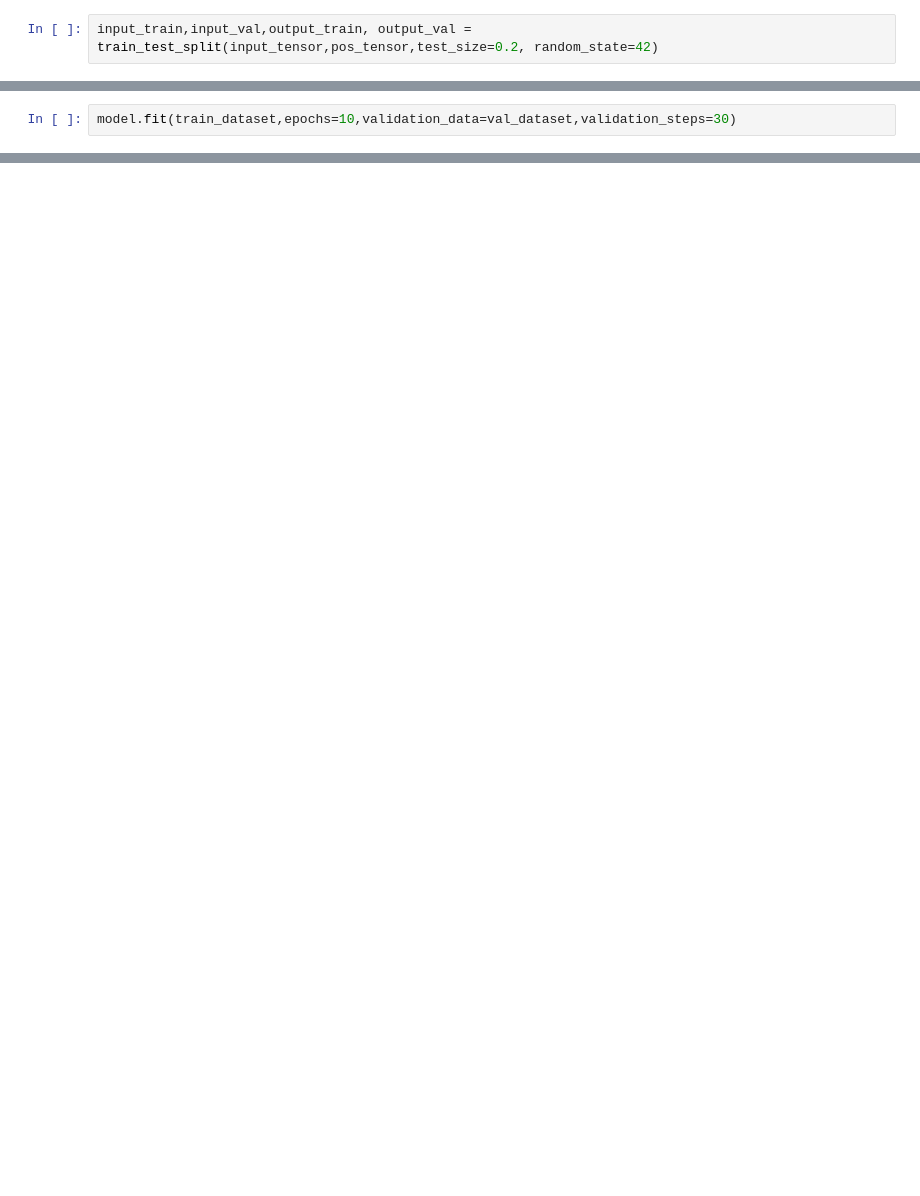
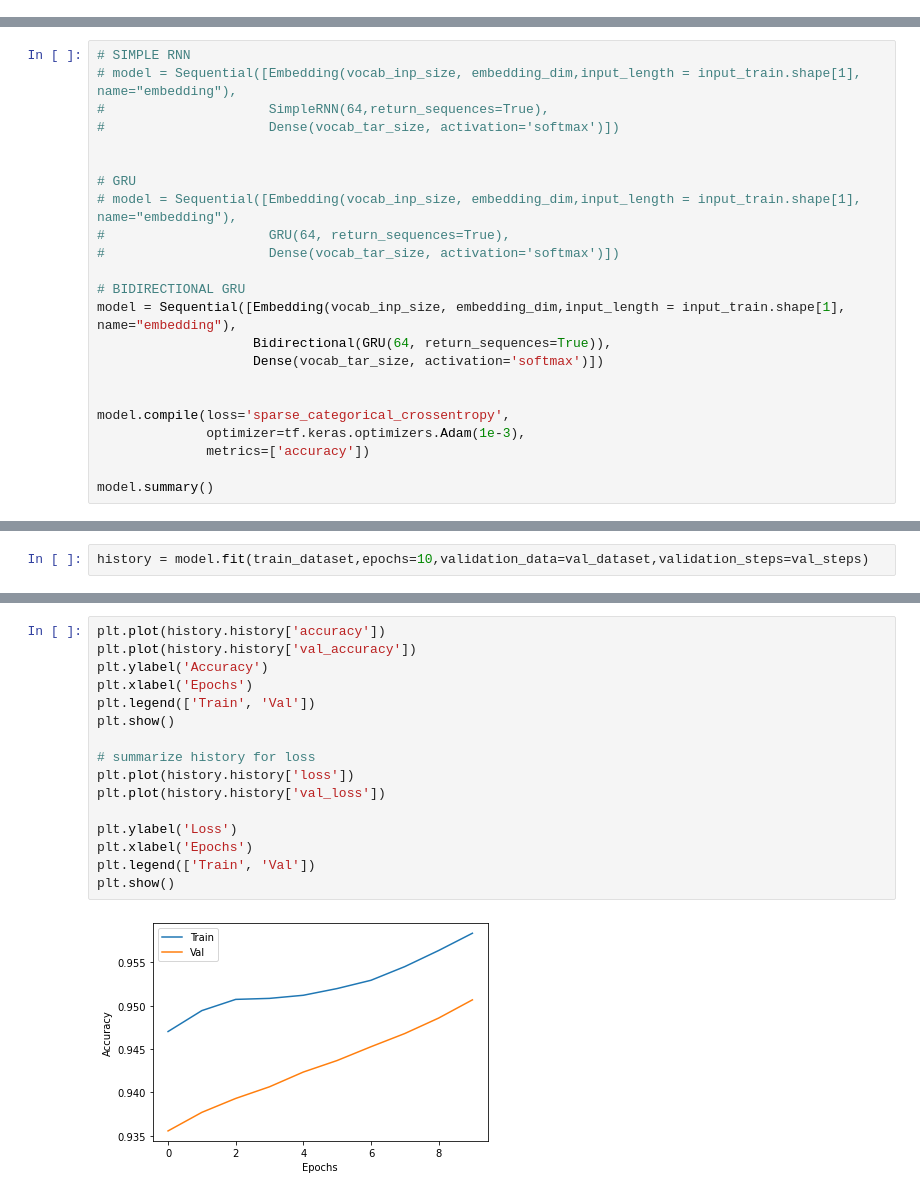
Before and after one commit to vursekar/entailment-with-rnns, a Jupyter notebook: pos-tagging.ipynb, the cells around one changed output, grey strips where cells are left out. Cells and saved outputs as stored; diff of their text form; blank space fills up the shorter version.

Commit message:
Add files via upload
Cleaned up code. Added GRU and Bidrectional models.

```diff
--- a/pos-tagging.ipynb
+++ b/pos-tagging.ipynb
@@ -48,2 +48,0 @@ pos_tensor = tf.keras.preprocessing.sequence.pad_sequences(pos_tensor,padding='p
-# %%
-input_train,input_val,output_train, output_val = train_test_split(input_tensor,pos_tensor,test_size=0.2, random_state=42)
@@ -85,0 +63,23 @@ _________________________________________________________________
+# %%
+# SIMPLE RNN
+# model = Sequential([Embedding(vocab_inp_size, embedding_dim,input_length = input_train.shape[1], name="embedding"),
+#                     SimpleRNN(64,return_sequences=True),
+#                     Dense(vocab_tar_size, activation='softmax')])
+
+
+# GRU
+# model = Sequential([Embedding(vocab_inp_size, embedding_dim,input_length = input_train.shape[1], name="embedding"),
+#                     GRU(64, return_sequences=True),
+#                     Dense(vocab_tar_size, activation='softmax')])
+
+# BIDIRECTIONAL GRU
+model = Sequential([Embedding(vocab_inp_size, embedding_dim,input_length = input_train.shape[1], name="embedding"),
+                    Bidirectional(GRU(64, return_sequences=True)),
+                    Dense(vocab_tar_size, activation='softmax')])
+
+
+model.compile(loss='sparse_categorical_crossentropy',
+              optimizer=tf.keras.optimizers.Adam(1e-3),
+              metrics=['accuracy'])
+
+model.summary()
@@ -86,4 +101,4 @@ _________________________________________________________________
 # %%
-model.fit(train_dataset,epochs=10,validation_data=val_dataset,validation_steps=30)
+history = model.fit(train_dataset,epochs=10,validation_data=val_dataset,validation_steps=val_steps)
 # %% [output]
 Epoch 1/10
@@ -109,0 +127,18 @@ Epoch 10/10
+# %%
+plt.plot(history.history['accuracy'])
+plt.plot(history.history['val_accuracy'])
+plt.ylabel('Accuracy')
+plt.xlabel('Epochs')
+plt.legend(['Train', 'Val'])
+plt.show()
+
+# summarize history for loss
+plt.plot(history.history['loss'])
+plt.plot(history.history['val_loss'])
+
+plt.ylabel('Loss')
+plt.xlabel('Epochs')
+plt.legend(['Train', 'Val'])
+plt.show()
+# %% [output]
+[figure, added]
```
Also changed, not shown: parts of 14 cells of this notebook.
